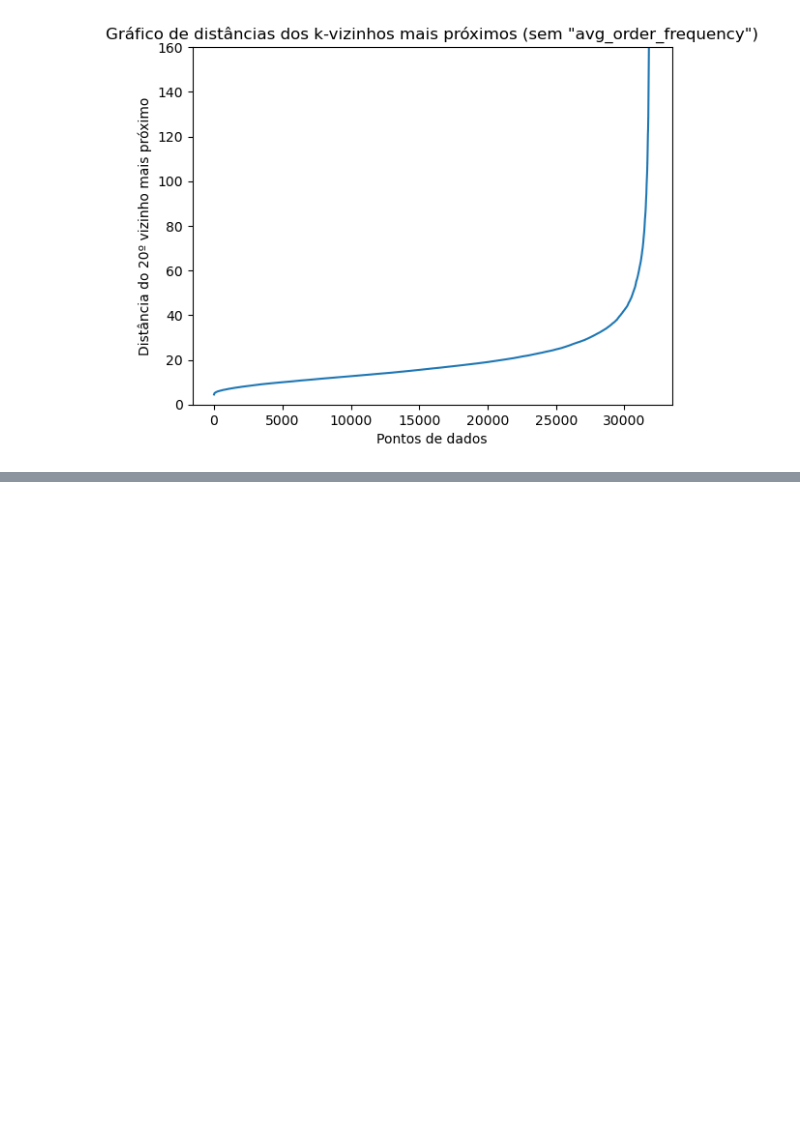
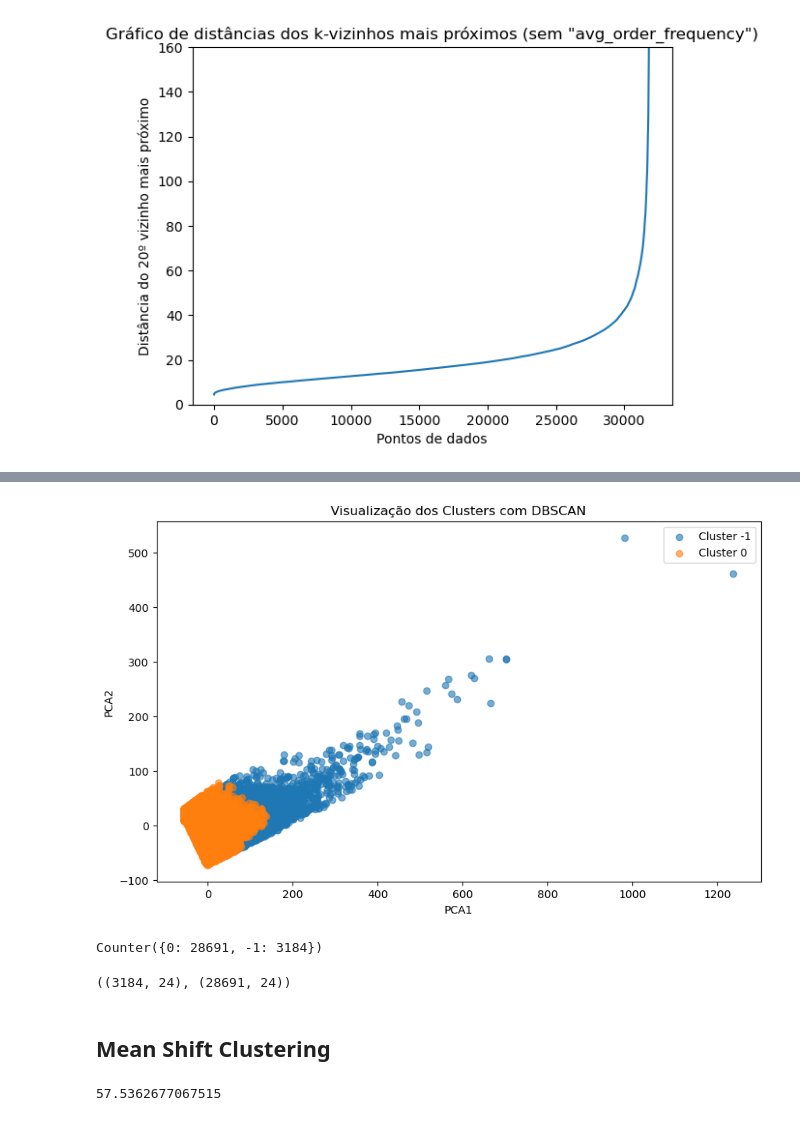
Before and after one commit to MiguelMangerona/Data-Mining-Project, a Jupyter notebook: Clustering.ipynb, the cells around one changed output, grey strips where cells are left out. Drawn from its saved outputs; the diff is of its cells as text; code cells hidden in the pictures; blank space fills up the shorter version.

```diff
--- a/Clustering.ipynb
+++ b/Clustering.ipynb
@@ -301,13 +212,0 @@ NameError: name 'dbscan_labels' is not defined
-# %%
-# Excluir a feature "total_value_cui" ao selecionar as features para o clustering
-features_for_clustering = [feature for feature in metric_features if feature != "avg_order_frequency"]
-
-# Perform DBSCAN clustering
-dbscan = DBSCAN(eps=40, min_samples=25, n_jobs=4)
-dbscan_labels = dbscan.fit_predict(df[features_for_clustering])
-
-dbscan_n_clusters = len(np.unique(dbscan_labels))
-print("Number of estimated clusters : %d" % dbscan_n_clusters)
-
-#usei o eps=40 por causa do grafico
-#usei min_samples=25 porque deve ser 2xdim e deve ser mais ou menos isso
@@ -319,0 +234,31 @@ array([-1,  0,  1,  2,  3,  4,  5,  6])
+# %%
+# Visualizar os clusters em um gráfico 2D
+from sklearn.decomposition import PCA
+
+# Reduzir os dados a 2 dimensões para visualização
+pca = PCA(n_components=2)
+df_pca = pca.fit_transform(df[features_for_clustering])
+
+# Criar um DataFrame com as coordenadas PCA e os rótulos dos clusters
+df_plot = pd.DataFrame(df_pca, columns=['PCA1', 'PCA2'])
+df_plot['cluster'] = dbscan_labels
+
+# Plotar os clusters
+plt.figure(figsize=(10, 6))
+for cluster in np.unique(dbscan_labels):
+    cluster_points = df_plot[df_plot['cluster'] == cluster]
+    plt.scatter(cluster_points['PCA1'], cluster_points['PCA2'], label=f'Cluster {cluster}', alpha=0.6)
+
+plt.title('Visualização dos Clusters com DBSCAN')
+plt.xlabel('PCA1')
+plt.ylabel('PCA2')
+plt.legend()
+plt.show()
+# %% [output]
+[figure, added]
+# %%
+dbscan = DBSCAN(eps=30, min_samples=40, n_jobs=-1)
+dbscan_labels = dbscan.fit_predict(df[metric_features])
+Counter(dbscan_labels)
+# %% [output]
+Counter({0: 28691, -1: 3184})
@@ -319,0 +271,11 @@ array([-1,  0,  1,  2,  3,  4,  5,  6])
+# %%
+df_out.shape, df.shape
+# %% [output]
+((3184, 24), (28691, 24))
+# %% [markdown]
+## Mean Shift Clustering
+# %%
+bandwidth = estimate_bandwidth(df[metric_features], quantile=0.3, random_state=1, n_jobs=-1)
+bandwidth
+# %% [output]
+57.5362677067515
```
Also changed, not shown: parts of 23 cells of this notebook.
